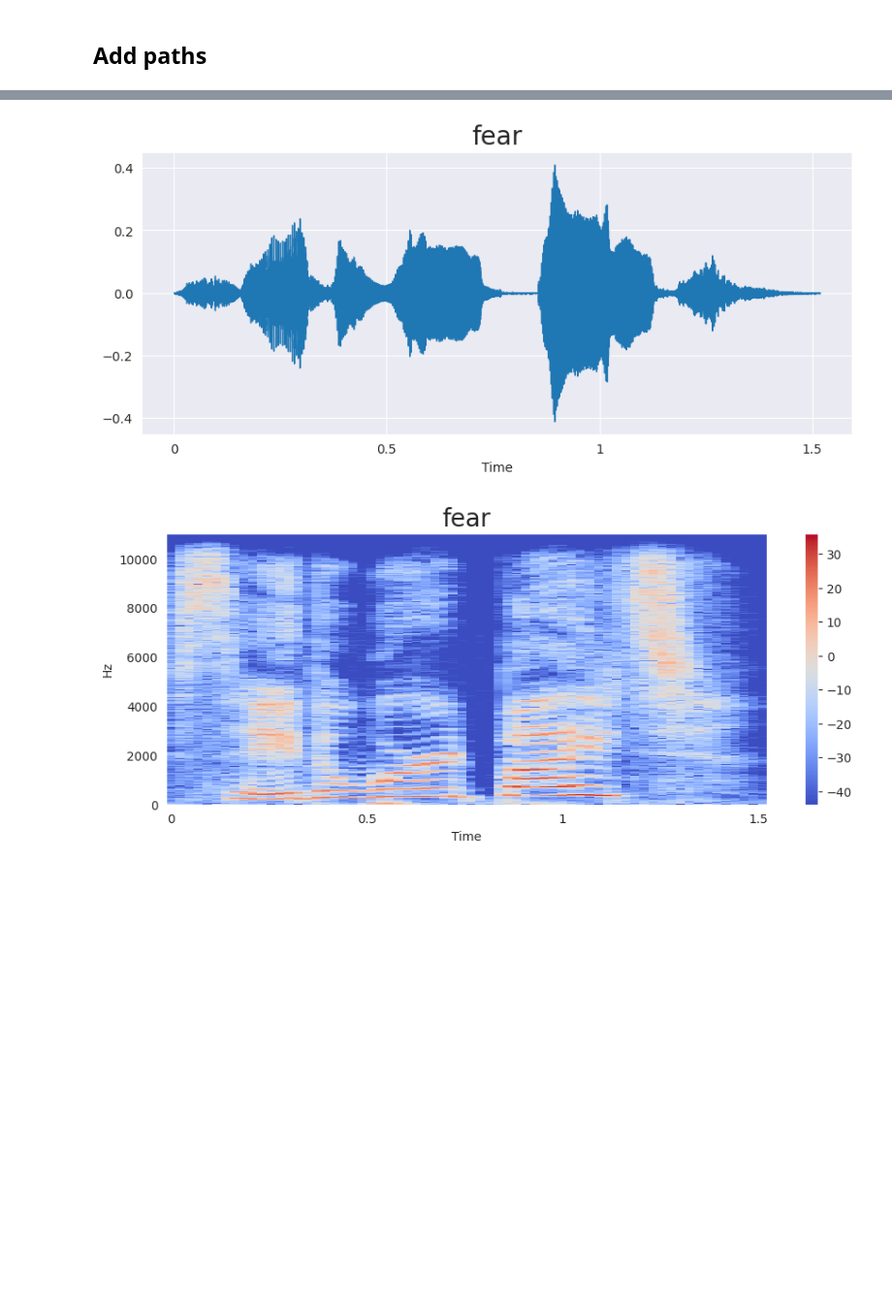
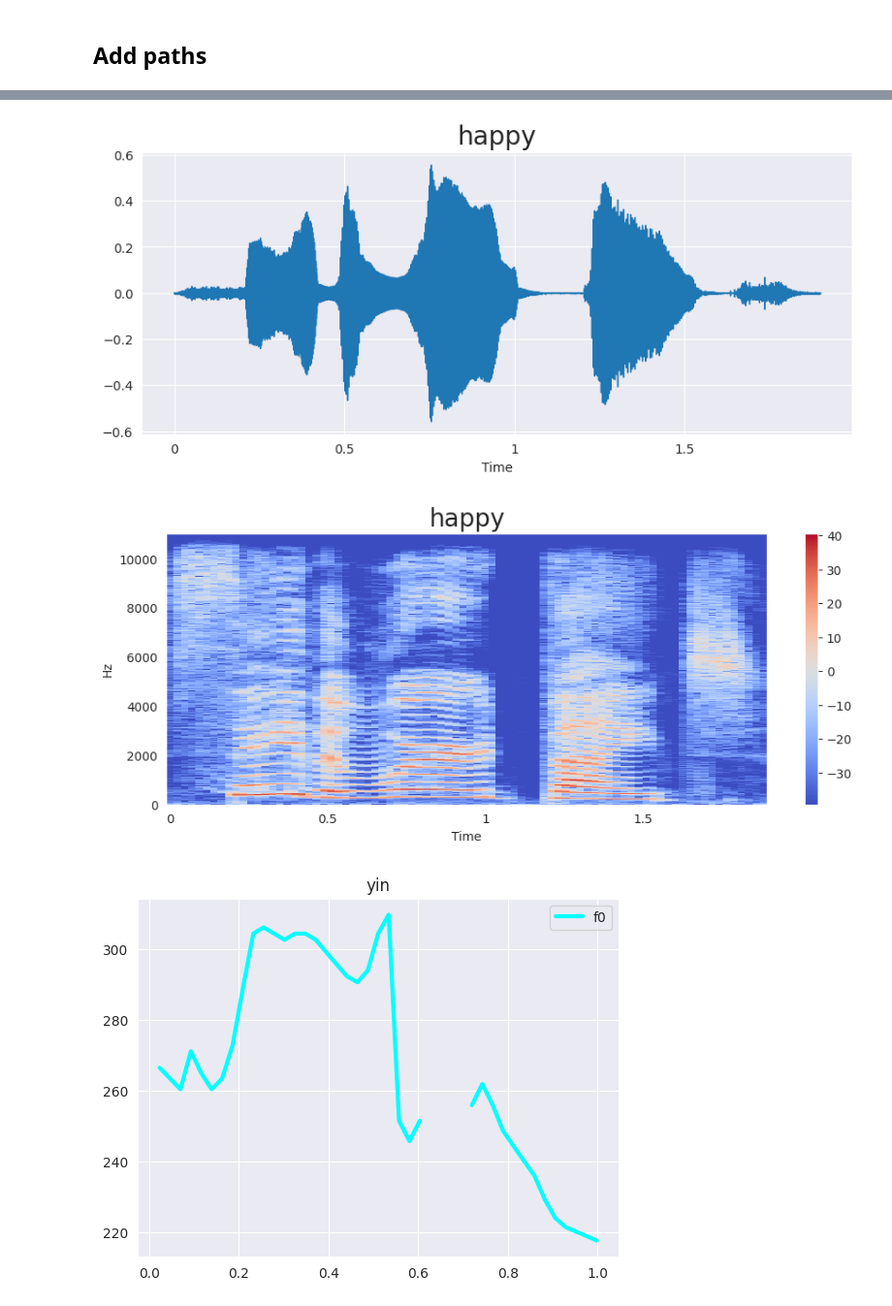
Before and after one commit to BlackFox1197/masterarbeit_programming, a Jupyter notebook: notebooks/feature_exp.ipynb, the cells around one changed output, grey strips where cells are left out. Shown at 97% size. Drawn from its saved outputs; the diff is of its cells as text; code cells hidden in the pictures; blank space fills up the shorter version.

```diff
--- a/notebooks/feature_exp.ipynb
+++ b/notebooks/feature_exp.ipynb
@@ -74,17 +74,19 @@ import utils.exploratoryUtils as exU
 # %%
 #exU.spectogram()
 # %%
-emotion = 'fear'
+emotion = 'happy'
 #df['speech'][df['label'] == 'fear'][1]
-path = df['speech'][df['label']==emotion].iloc[20]
+path = df['speech'][df['label']==emotion].iloc[2]
 data, sampling_rate =librosa.load(path)
 exU.waveplot(data, sampling_rate, emotion)
 exU.spectogram(data, sampling_rate, emotion)
+exU.extract_f0(path, offset=0.5, duration=1)
 Audio(path)
 # exU.extract_mfcc(path, offset=0.5, duration=3)
 # exU.extract_f0(path)
 # %% [output]
 [interactive output not drawn]
-[figure, old version]
+[figure, new version]
-[figure, old version]
+[figure, new version]
+[figure, added]
 # %%
```
Also changed, not shown: parts of 4 cells of this notebook, 1 other file.
